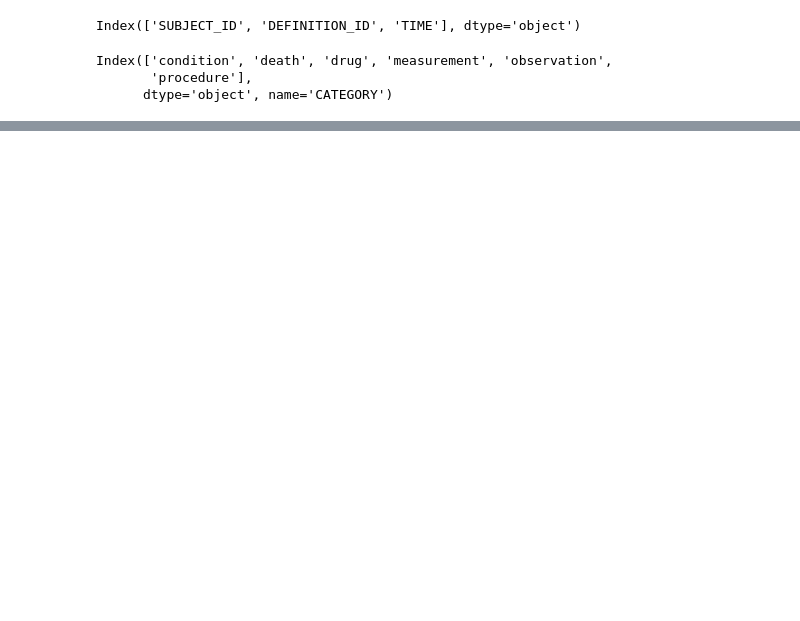
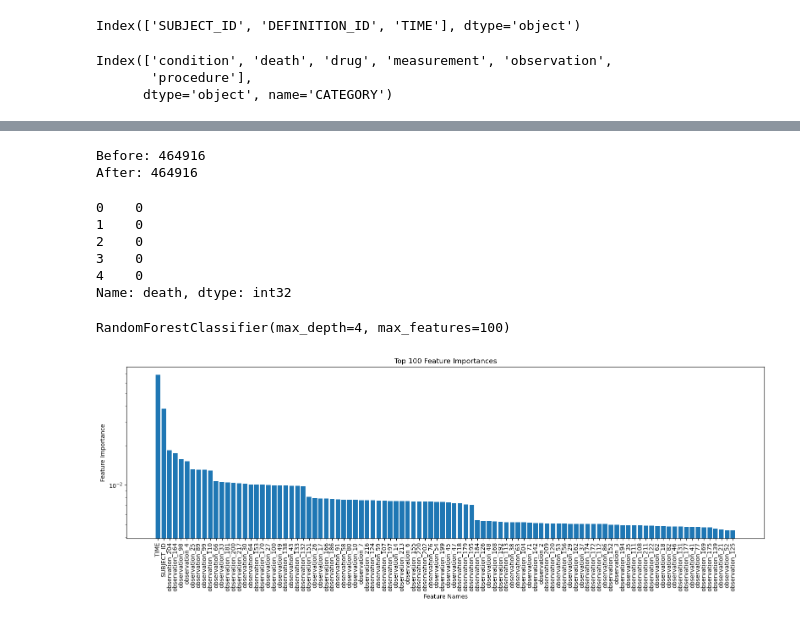
Before and after one commit to OJPOJ/ItDS-project, a Jupyter notebook: data_preprocessing_Jan.ipynb, the cells around one changed output, grey strips where cells are left out. Drawn from its saved outputs; the diff is of its cells as text; code cells hidden in the pictures; blank space fills up the shorter version.

Commit message:
first try on a model

```diff
--- a/data_preprocessing_Jan.ipynb
+++ b/data_preprocessing_Jan.ipynb
@@ -60,0 +61,5 @@ Index(['SUBJECT_ID', 'TIME', 'condition', 'death', 'drug', 'measurement',
+# %%
+#dummies for categorical analysis
+
+df = pd.get_dummies(df,columns=['condition','drug','measurement','observation','procedure'])
+df.head()
@@ -60,0 +114,27 @@ Index(['SUBJECT_ID', 'TIME', 'condition', 'death', 'drug', 'measurement',
+# %%
+from imblearn.combine import SMOTEENN
+
+print("Before: "+str(len(X_train)))
+
+#sampling
+smote_enn = SMOTEENN()
+
+
+sample_strategy =smote_enn
+
+
+#X_train, y_train = sample_strategy.fit_resample(X_train, y_train)
+print("After: "+str(len(X_train)))
+# %% [output]
+Before: 464916
+After: 464916
+# %%
+#feature selection
+y_train.head()
+# %% [output]
+0    0
+1    0
+2    0
+3    0
+4    0
+Name: death, dtype: int32
@@ -60,0 +143,41 @@ Index(['SUBJECT_ID', 'TIME', 'condition', 'death', 'drug', 'measurement',
+# %%
+from sklearn.ensemble import RandomForestClassifier
+
+# model
+rf = RandomForestClassifier(n_estimators=100,criterion="gini",max_features=100,max_depth=4)
+model = rf
+
+#fit model
+model.fit(X_train,y_train)
+# %% [output]
+RandomForestClassifier(max_depth=4, max_features=100)
+# %%
+import numpy as np
+import matplotlib.pyplot as plt
+
+
+# Get feature importances
+feature_importances = rf.feature_importances_
+feature_names = X_train.columns
+
+# Sort feature importances in descending order
+indices = np.argsort(feature_importances)[::-1]
+
+# Limit the number of features to display (top 100)
+top_n = 100
+indices = indices[:top_n]
+feature_importances = feature_importances[indices]
+feature_names = feature_names[indices]
+
+# Plot feature importances (top 100)
+plt.figure(figsize=(16, 6))
+plt.title("Top 100 Feature Importances")
+plt.bar(range(top_n), feature_importances, align="center")
+plt.xticks(range(top_n), feature_names, rotation=90)
+plt.xlabel("Feature Names")
+plt.ylabel("Feature Importance")
+plt.yscale('log')
+plt.tight_layout()
+plt.show()
+# %% [output]
+[figure, added]
```
Also changed, not shown: parts of 7 cells of this notebook.
